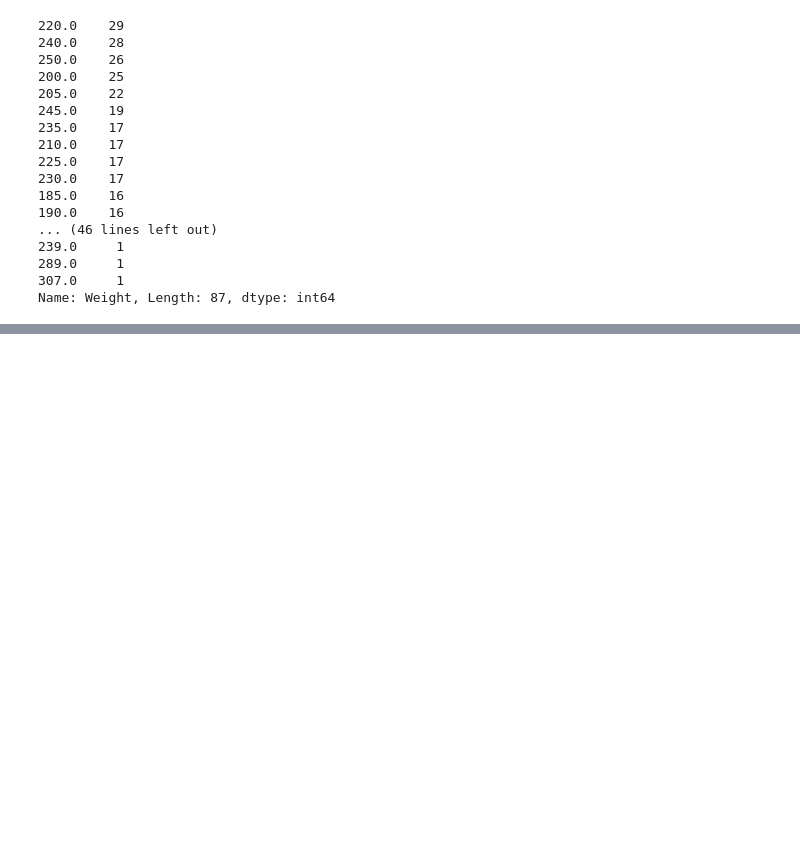
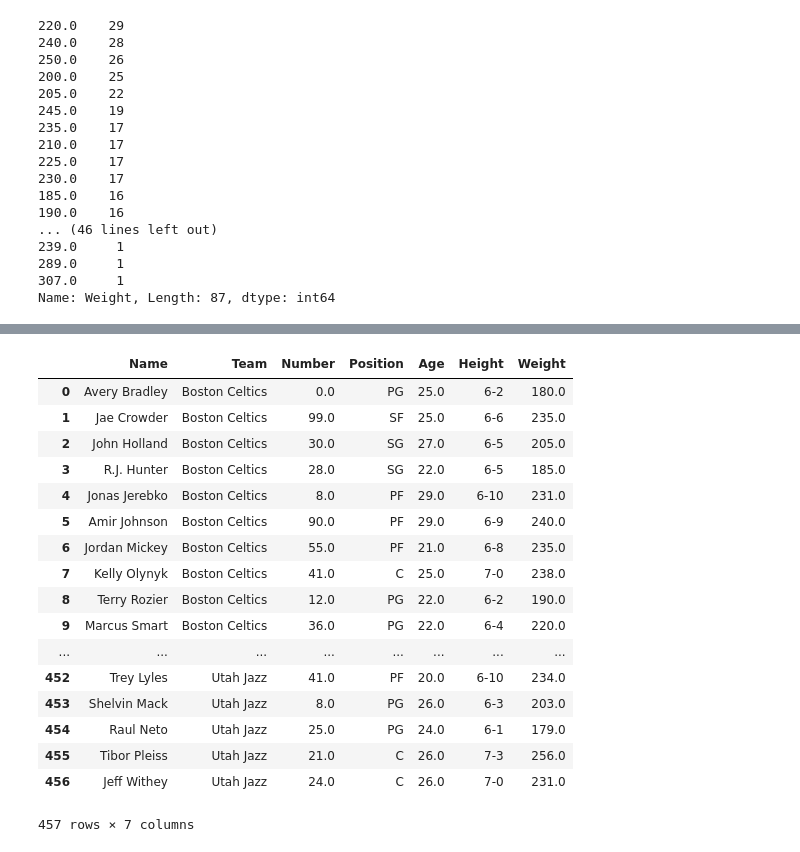
Before and after one commit to supercoder123/data-science, a Jupyter notebook: DataFrames 1.ipynb, the cells around one changed output, grey strips where cells are left out. Saved outputs shown, nothing was run; the diff lists cells and outputs as text; code cells hidden in the pictures; blank space fills up the shorter version.

```diff
--- a/DataFrames 1.ipynb
+++ b/DataFrames 1.ipynb
@@ -375,0 +455,21 @@ nba["Sa"]
+# %%
+nba.dropna(axis = 1)  #removes col which contains NaN cell
+# %% [output]
+|  | Name | Team | Number | Position | Age | Height | Weight |
+| 0 | Avery Bradley | Boston Celtics | 0.0 | PG | 25.0 | 6-2 | 180.0 |
+| 1 | Jae Crowder | Boston Celtics | 99.0 | SF | 25.0 | 6-6 | 235.0 |
+| 2 | John Holland | Boston Celtics | 30.0 | SG | 27.0 | 6-5 | 205.0 |
+| 3 | R.J. Hunter | Boston Celtics | 28.0 | SG | 22.0 | 6-5 | 185.0 |
+| 4 | Jonas Jerebko | Boston Celtics | 8.0 | PF | 29.0 | 6-10 | 231.0 |
+| 5 | Amir Johnson | Boston Celtics | 90.0 | PF | 29.0 | 6-9 | 240.0 |
+| 6 | Jordan Mickey | Boston Celtics | 55.0 | PF | 21.0 | 6-8 | 235.0 |
+| 7 | Kelly Olynyk | Boston Celtics | 41.0 | C | 25.0 | 7-0 | 238.0 |
+| 8 | Terry Rozier | Boston Celtics | 12.0 | PG | 22.0 | 6-2 | 190.0 |
+| 9 | Marcus Smart | Boston Celtics | 36.0 | PG | 22.0 | 6-4 | 220.0 |
+| ... | ... | ... | ... | ... | ... | ... | ... |
+| 452 | Trey Lyles | Utah Jazz | 41.0 | PF | 20.0 | 6-10 | 234.0 |
+| 453 | Shelvin Mack | Utah Jazz | 8.0 | PG | 26.0 | 6-3 | 203.0 |
+| 454 | Raul Neto | Utah Jazz | 25.0 | PG | 24.0 | 6-1 | 179.0 |
+| 455 | Tibor Pleiss | Utah Jazz | 21.0 | C | 26.0 | 7-3 | 256.0 |
+| 456 | Jeff Withey | Utah Jazz | 24.0 | C | 26.0 | 7-0 | 231.0 |
+457 rows × 7 columns
```
Also changed, not shown: parts of 11 cells of this notebook.
